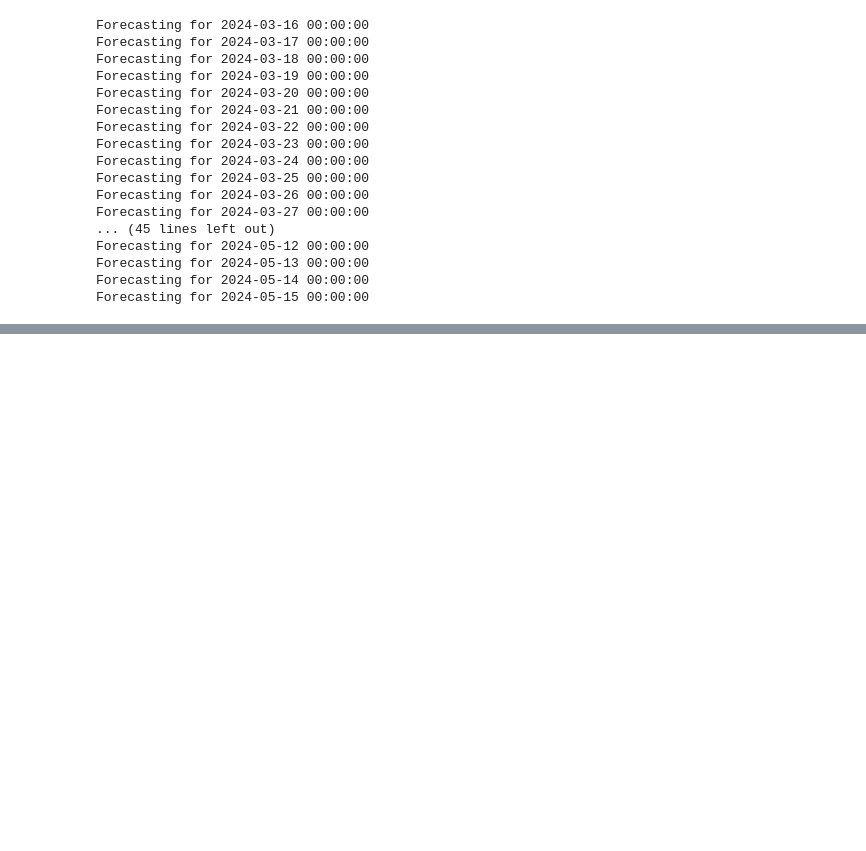
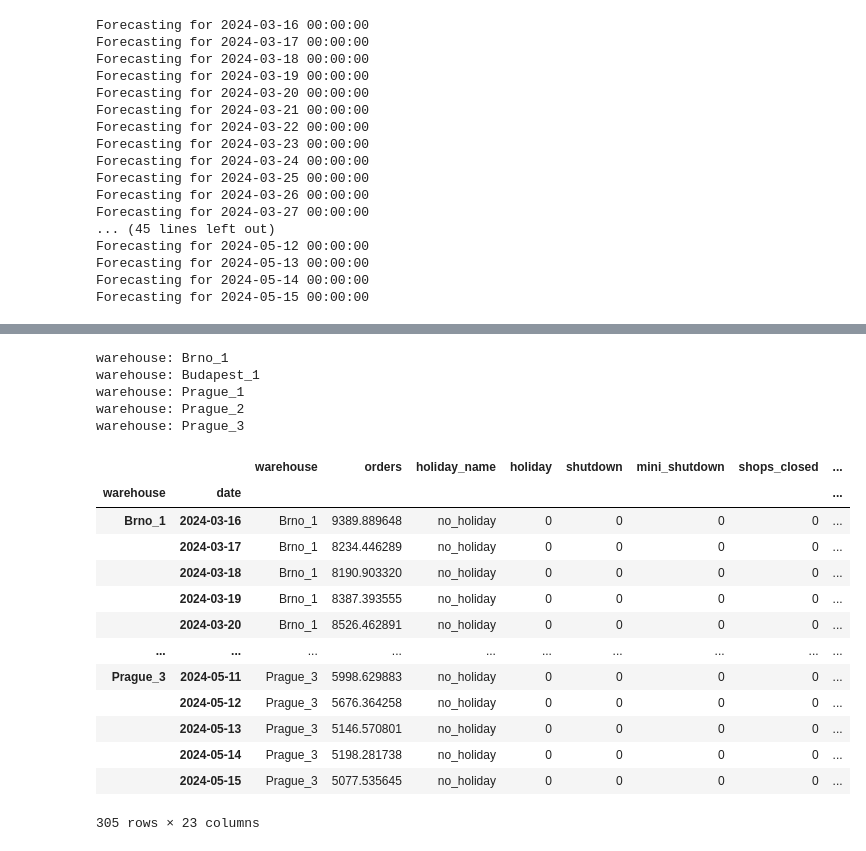
Before and after one commit to zarreh/rohlik-orders-forecasting-challenge, a Jupyter notebook: Recursive_forecast_single_model.ipynb, the cells around one changed output, grey strips where cells are left out. Drawn from its saved outputs; the diff is of its cells as text; code cells hidden in the pictures; blank space fills up the shorter version.

```diff
--- a/Recursive_forecast_single_model.ipynb
+++ b/Recursive_forecast_single_model.ipynb
@@ -351,0 +551,24 @@ Forecasting for 2024-05-15 00:00:00
+# %%
+df.query("warehouse!='Munich_1' & warehouse!='Frankfurt_1'").groupby(TRAIN_LEVEL).apply(
+    train_predict_sktime, FEATRURE_COLUMNS, TARGET_COLUMNS, max_lag=365, pipeline=pipeline, pipeline_lags_transformer=lag_window_feats
+)
+# %% [output]
+warehouse: Brno_1
+warehouse: Budapest_1
+warehouse: Prague_1
+warehouse: Prague_2
+warehouse: Prague_3
+|  |  | warehouse | orders | holiday_name | holiday | shutdown | mini_shutdown | shops_closed | ... |
+| warehouse | date |  |  |  |  |  |  |  | ... |
+| Brno_1 | 2024-03-16 | Brno_1 | 9389.889648 | no_holiday | 0 | 0 | 0 | 0 | ... |
+|  | 2024-03-17 | Brno_1 | 8234.446289 | no_holiday | 0 | 0 | 0 | 0 | ... |
+|  | 2024-03-18 | Brno_1 | 8190.903320 | no_holiday | 0 | 0 | 0 | 0 | ... |
+|  | 2024-03-19 | Brno_1 | 8387.393555 | no_holiday | 0 | 0 | 0 | 0 | ... |
+|  | 2024-03-20 | Brno_1 | 8526.462891 | no_holiday | 0 | 0 | 0 | 0 | ... |
+| ... | ... | ... | ... | ... | ... | ... | ... | ... | ... |
+| Prague_3 | 2024-05-11 | Prague_3 | 5998.629883 | no_holiday | 0 | 0 | 0 | 0 | ... |
+|  | 2024-05-12 | Prague_3 | 5676.364258 | no_holiday | 0 | 0 | 0 | 0 | ... |
+|  | 2024-05-13 | Prague_3 | 5146.570801 | no_holiday | 0 | 0 | 0 | 0 | ... |
+|  | 2024-05-14 | Prague_3 | 5198.281738 | no_holiday | 0 | 0 | 0 | 0 | ... |
+|  | 2024-05-15 | Prague_3 | 5077.535645 | no_holiday | 0 | 0 | 0 | 0 | ... |
+305 rows × 23 columns
```
Also changed, not shown: parts of 21 cells of this notebook.
